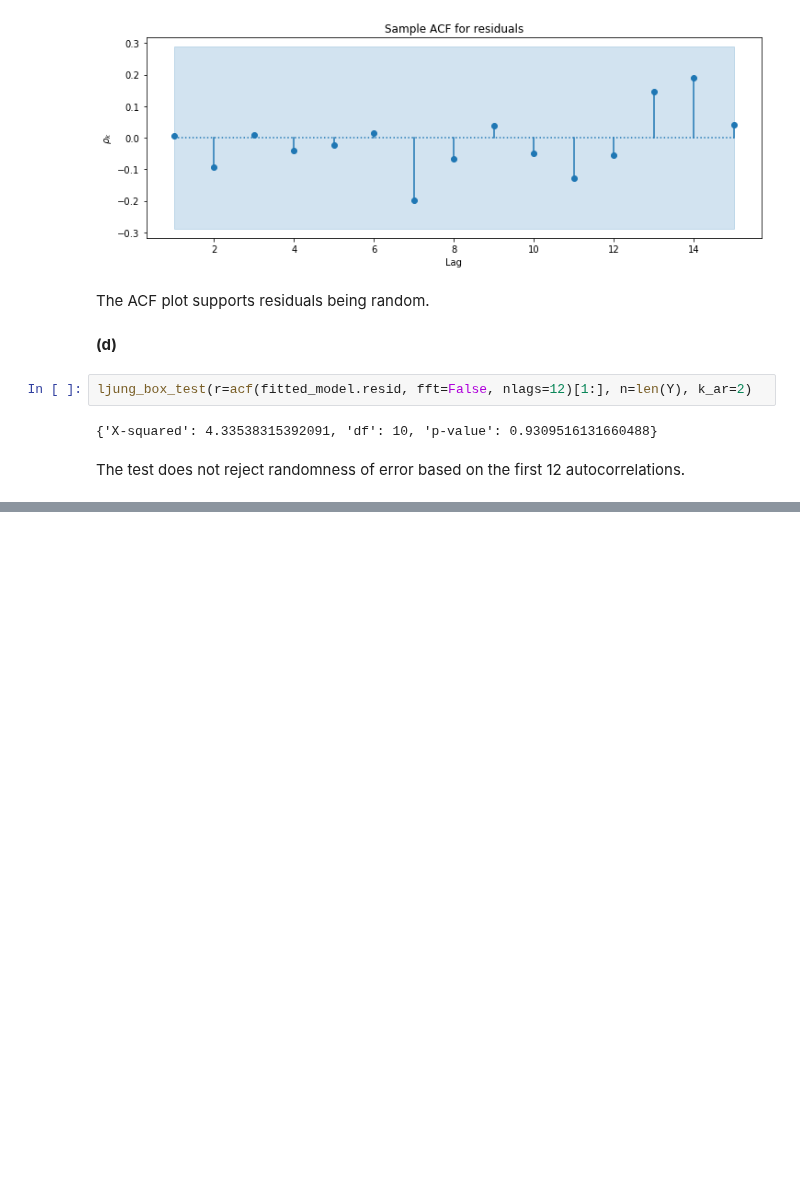
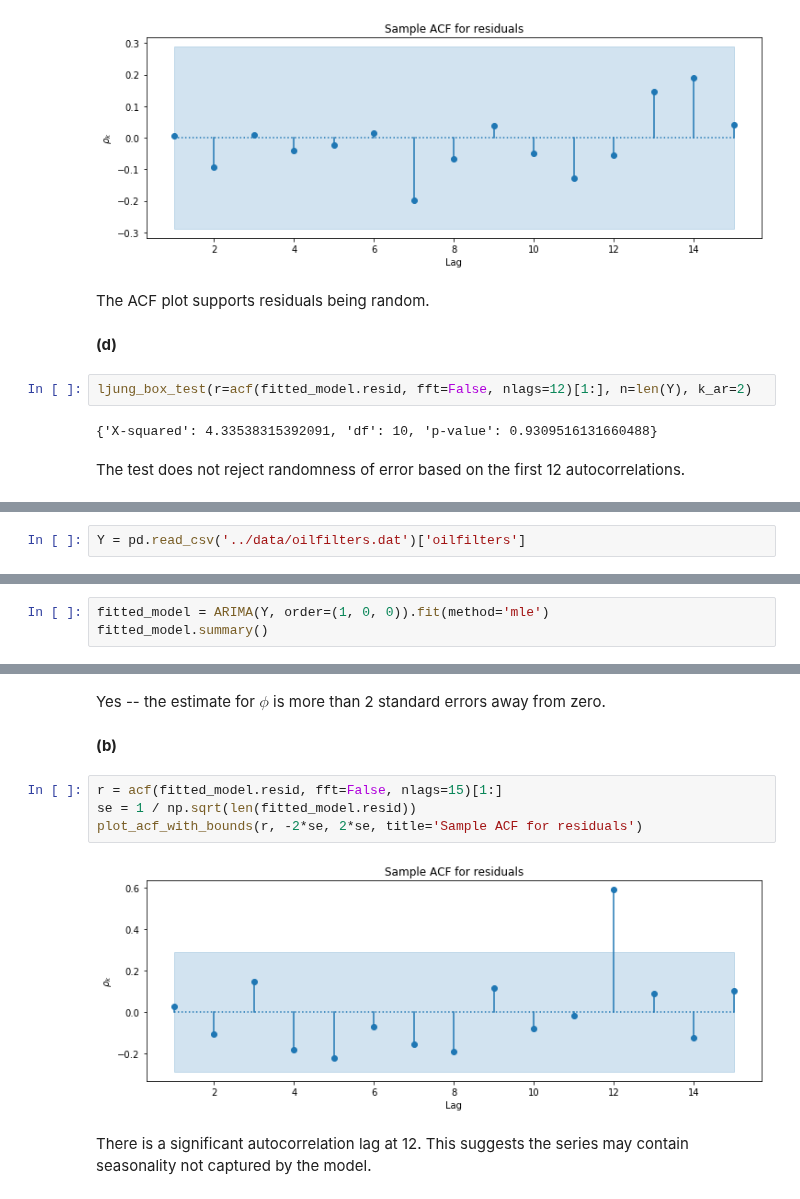
Before and after one commit to telmo-correa/time-series-analysis, a Jupyter notebook: Python/Chapter 08 (Ex 01 - 11) - Model Diagnostics.ipynb, the cells around one changed output, grey strips where cells are left out. Saved outputs shown, nothing was run; the diff lists cells and outputs as text; blank space fills up the shorter version.

```diff
--- a/Python/Chapter 08 (Ex 01 - 11) - Model Diagnostics.ipynb
+++ b/Python/Chapter 08 (Ex 01 - 11) - Model Diagnostics.ipynb
@@ -308,0 +384,2 @@ The test does not reject randomness of error based on the first 12 autocorrelati
+# %%
+Y = pd.read_csv('../data/oilfilters.dat')['oilfilters']
@@ -308,0 +388,3 @@ The test does not reject randomness of error based on the first 12 autocorrelati
+# %%
+fitted_model = ARIMA(Y, order=(1, 0, 0)).fit(method='mle')
+fitted_model.summary()
@@ -308,0 +406,12 @@ The test does not reject randomness of error based on the first 12 autocorrelati
+# %% [markdown]
+Yes -- the estimate for $\phi$ is more than 2 standard errors away from zero.
+# %% [markdown]
+**(b)**
+# %%
+r = acf(fitted_model.resid, fft=False, nlags=15)[1:]
+se = 1 / np.sqrt(len(fitted_model.resid))
+plot_acf_with_bounds(r, -2*se, 2*se, title='Sample ACF for residuals')
+# %% [output]
+[figure, added]
+# %% [markdown]
+There is a significant autocorrelation lag at 12.  This suggests the series may contain seasonality not captured by the model.
```
Also changed, not shown: parts of 65 cells of this notebook, 1 other file.
